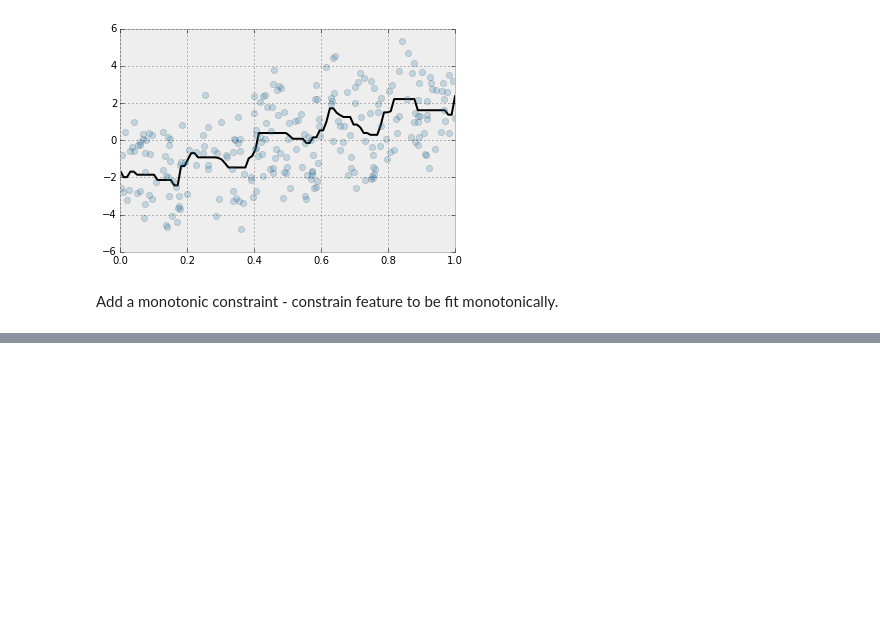
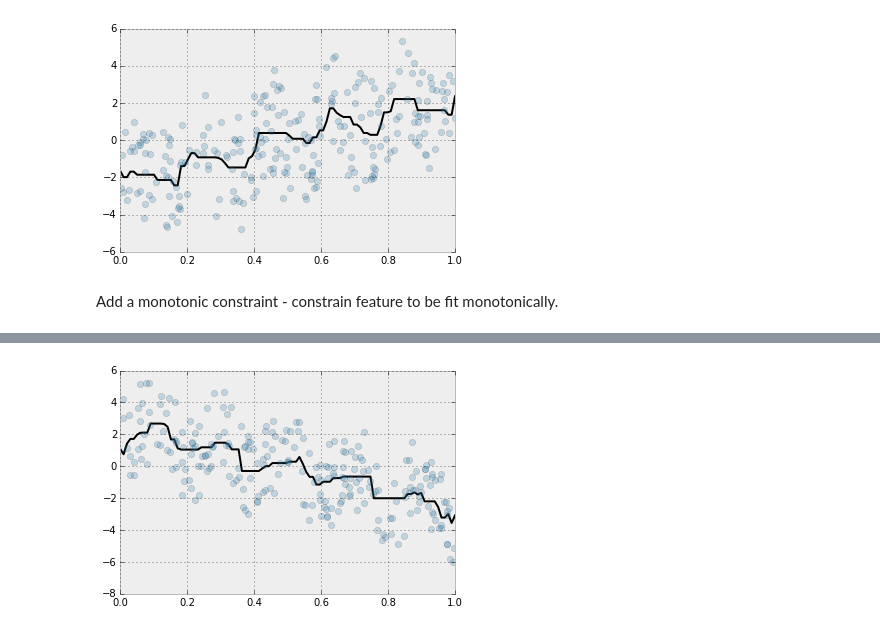
Before and after one commit to madrury/xgboost-monotonic-testing, a Jupyter notebook: xgboost-monotonic-testing.ipynb, the cells around one changed output, grey strips where cells are left out. Cells and saved outputs as stored; diff of their text form; code cells hidden in the pictures; blank space fills up the shorter version.

```diff
--- a/xgboost-monotonic-testing.ipynb
+++ b/xgboost-monotonic-testing.ipynb
@@ -115,0 +118,8 @@ plot_one_feature_prediction(model_with_constraints, X_test[:, 0], y_test, "")
+# %%
+dtrain = xgb.DMatrix(X_train[:, [1]], label = y_train)
+dvalid = xgb.DMatrix(X_test[:, [1]], label = y_test)
+
+evallist  = [(dtrain, 'train'), (dvalid, 'eval')]
+model_no_constraints = xgb.train(params, dtrain,
+                                 num_boost_round = 1000, evals = evallist,
+                                 early_stopping_rounds = 10)
@@ -115,0 +144,4 @@ plot_one_feature_prediction(model_with_constraints, X_test[:, 0], y_test, "")
+# %%
+plot_one_feature_prediction(model_no_constraints, X_test[:, 1], y_test, "")
+# %% [output]
+[figure, added]
```
Also changed, not shown: parts of 11 cells of this notebook.
